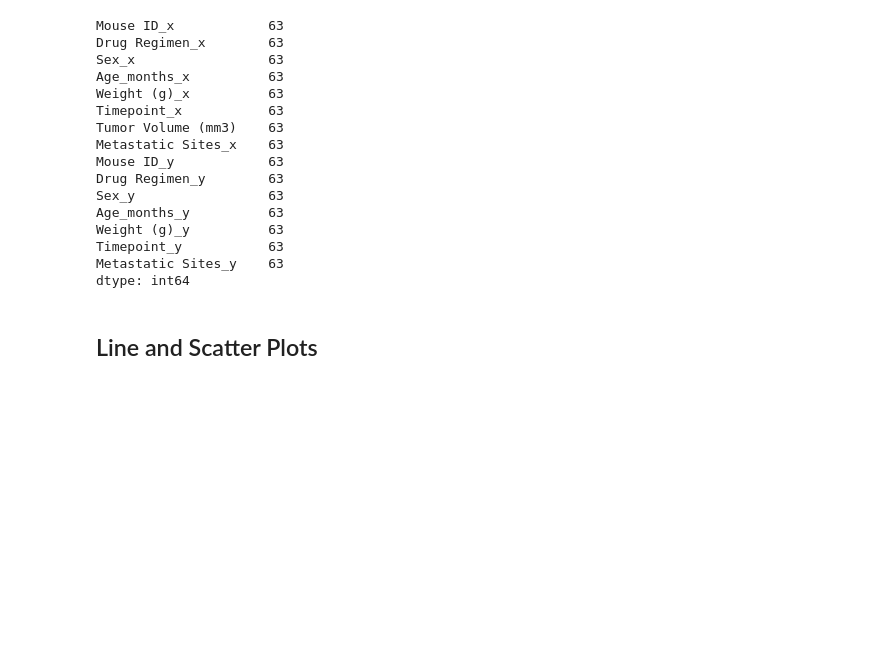
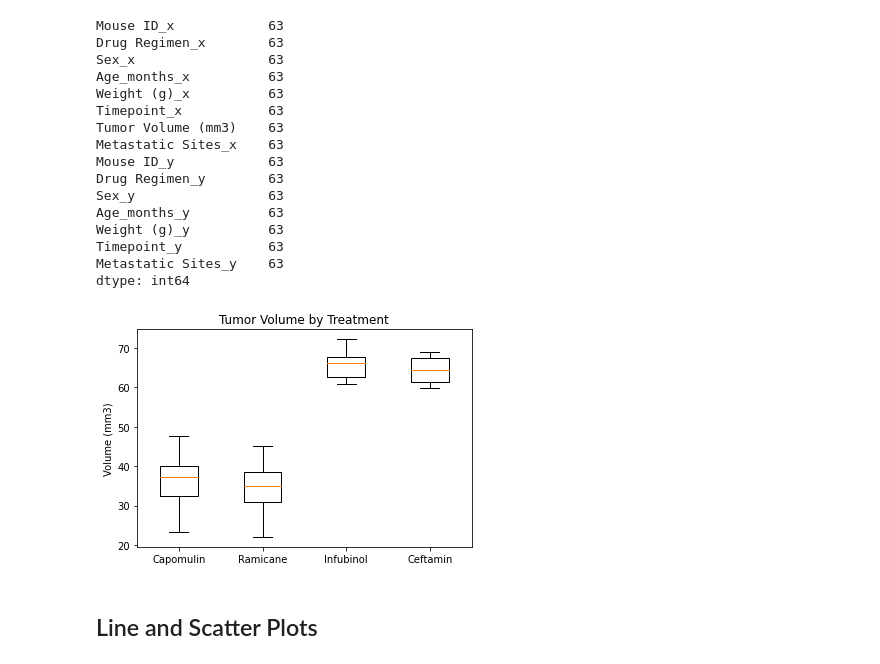
Before and after one commit to kurt89/matplotlib-challenge, a Jupyter notebook: matplotlib-challenge/Pymaceuticals/pymaceuticals.ipynb, the cells around one changed output. Cells and saved outputs as stored; diff of their text form; code cells hidden in the pictures; blank space fills up the shorter version.

```diff
--- a/matplotlib-challenge/Pymaceuticals/pymaceuticals.ipynb
+++ b/matplotlib-challenge/Pymaceuticals/pymaceuticals.ipynb
@@ -292,0 +288,18 @@ tumor_volume = []
+# %%
+# Put treatments into a list for for loop (and later for plot labels)
+treatments = ["Capomulin", "Ramicane", "Infubinol", "Ceftamin"]
+
+# Create empty list to fill with tumor vol data (for plotting)
+drugs = [capvol, ramvol, infvol, cefvol]
+
+# Generate a box plot for the final timepoint mouse tumor volumes for all four treatments combined
+# labels = "Capomulin", "Ramicane", "Infubinol", "Ceftamin"}
+fig1, ax1 = plt.subplots()
+ax1.set_title('Tumor Volume by Treatment')
+ax1.set_ylabel('Volume (mm3)')
+ax1.boxplot(drugs)
+# ax.set_xticklabels("Capomulin", "Ramicane", "Infubinol", "Ceftamin")
+ax1.set_xticklabels(labels, ha='center')
+plt.show()
+# %% [output]
+[figure, added]
```
Also changed, not shown: parts of 13 cells of this notebook, 1 other file.
